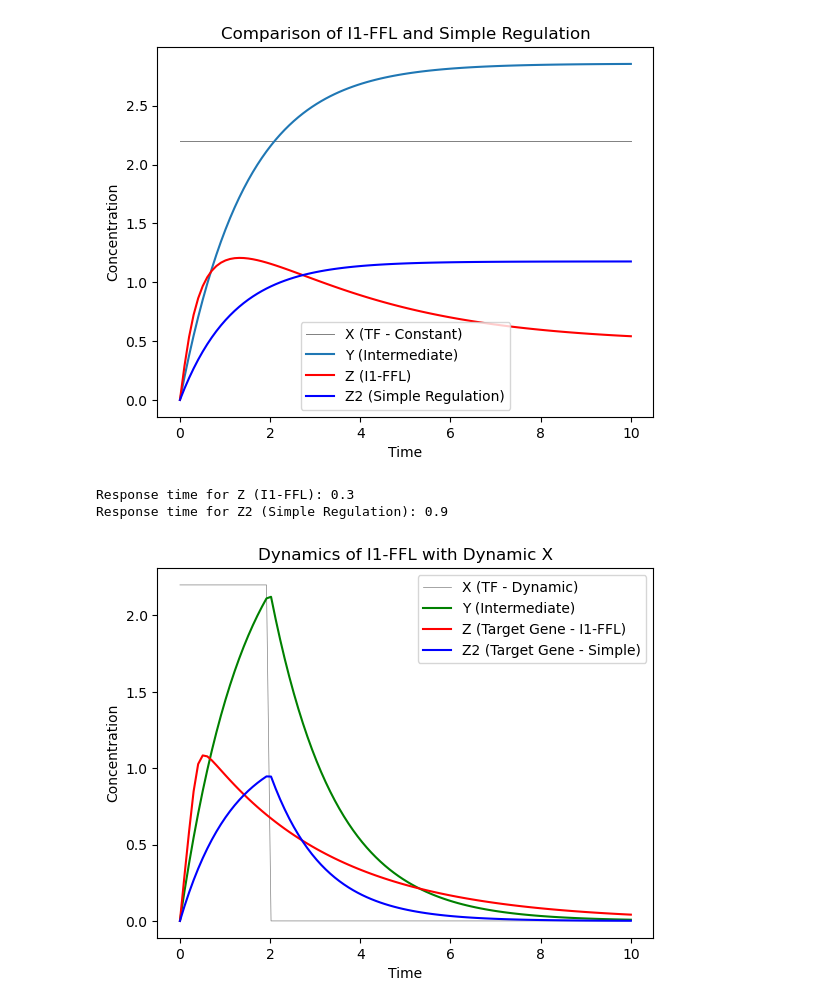
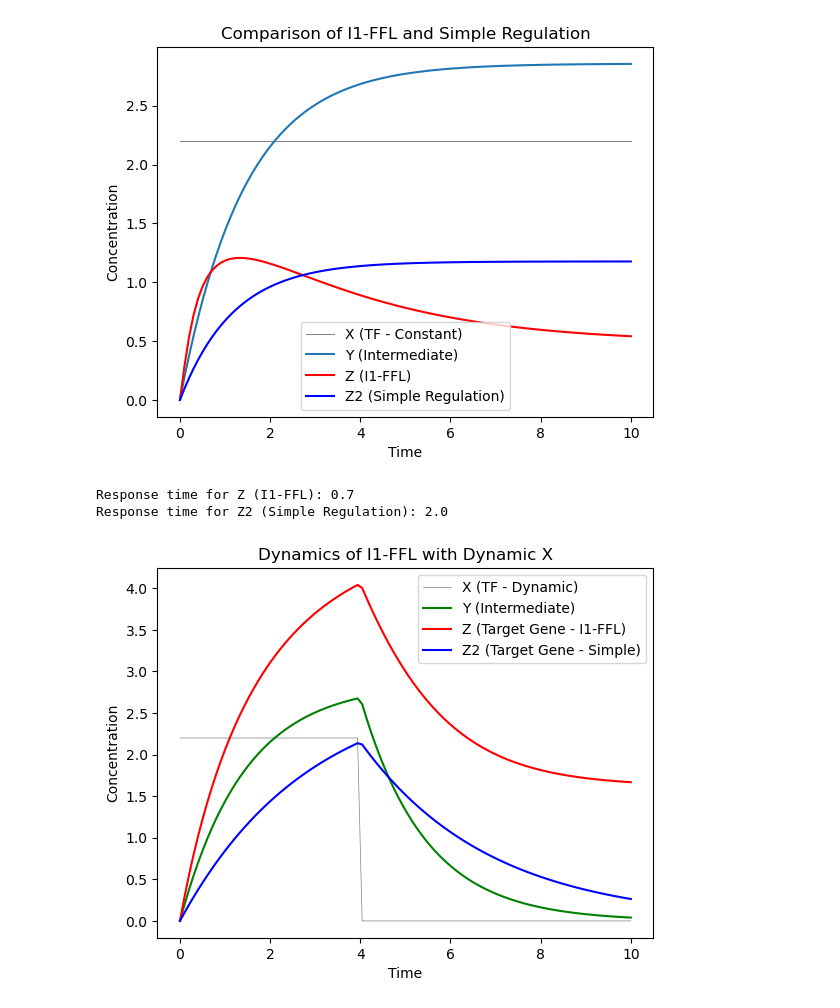
Before and after one commit to amoyag/practicas_biofisica, a Jupyter notebook: session2-circuit_dynamics.ipynb, the cells around one changed output. Drawn from its saved outputs; the diff is of its cells as text; code cells hidden in the pictures.

```diff
--- a/session2-circuit_dynamics.ipynb
+++ b/session2-circuit_dynamics.ipynb
@@ -642,11 +642,12 @@ alpha_Y = 0.7
 beta_Y = 2
 alpha_Z = 0.35
 beta_Z = 3
-n = 8
+n = 1
 # Parameters for Z2
-alpha_Z2 = 0.85
+alpha_Z2 = 0.35
 beta_Z2 = 1
 
+s = 4
 
 X_value = K_X + 0.2
 ## Calculate the steady states for Z and Z2
@@ -682,9 +683,13 @@ def system(conditions, t, alpha_Y, beta_Y, alpha_Z, beta_Z, K_Y, X_value, t_swit
 
     # Z is activated by X and repressed by Y
     if X > K_X:
-        dZdt = beta_Z - alpha_Z * Z - (beta_Z * Y**n / (K_Y**n + Y**n))
+        #dZdt = beta_Z - alpha_Z * Z - (beta_Z * Y**n / (K_Y**n + Y**n))
+        dZdt = beta_Z - alpha_Z * Z - (beta_Z * (Y**n / K_Y**n) / (1 + (Y**n / K_Y**n) + s))
     else:
-        dZdt = - alpha_Z * Z
+        #dZdt =  - alpha_Z * Z
+        dZdt =  - (beta_Z * (Y**n / K_Y**n) / (1 + (Y**n / K_Y**n) + s))
+
+
 
 
     # Equation for Z2 (simple regulation)
@@ -702,7 +707,7 @@ def system(conditions, t, alpha_Y, beta_Y, alpha_Z, beta_Z, K_Y, X_value, t_swit
 # (Make sure to define all the parameters and initial conditions here)
 
 # Time at which X switches off
-t_switch = 2
+t_switch = 4
 
 
 
@@ -721,33 +726,33 @@ solution = odeint(system, initial_conditions, t, args=(alpha_Y, beta_Y, alpha_Z,
 # Extract Y, Z, and Z2
 Y, Z, Z2 = solution.T
 
 
 # Calculate and print response times
 response_time_Z = find_response_time(Z, t)
 response_time_Z2 = find_response_time(Z2, t)
 
 print(f"Response time for Z (I1-FFL): {round(response_time_Z,1)}")
 print(f"Response time for Z2 (Simple Regulation): {round(response_time_Z2,1)}")
 
 # Create a dynamic array for X based on time
 X_dynamic_array = [X_dynamic(time, X_value, t_switch) for time in t]
 
 # Plot results
 plt.plot(t
          , X_dynamic_array
          , label='X (TF - Dynamic)'
          #, linestyle='--'
          , linewidth=0.5
          , color='grey')
 plt.plot(t, Y, label='Y (Intermediate)', color='green')
 plt.plot(t, Z, label='Z (Target Gene - I1-FFL)', color='red')
 plt.plot(t, Z2, label='Z2 (Target Gene - Simple)', color='blue')
 plt.xlabel('Time')
 plt.ylabel('Concentration')
 plt.title('Dynamics of I1-FFL with Dynamic X')
 plt.legend()
 plt.show()
 # %% [output]
-Response time for Z (I1-FFL): 0.3
-Response time for Z2 (Simple Regulation): 0.9
+Response time for Z (I1-FFL): 0.7
+Response time for Z2 (Simple Regulation): 2.0
-[figure, old version]
+[figure, new version]
```
